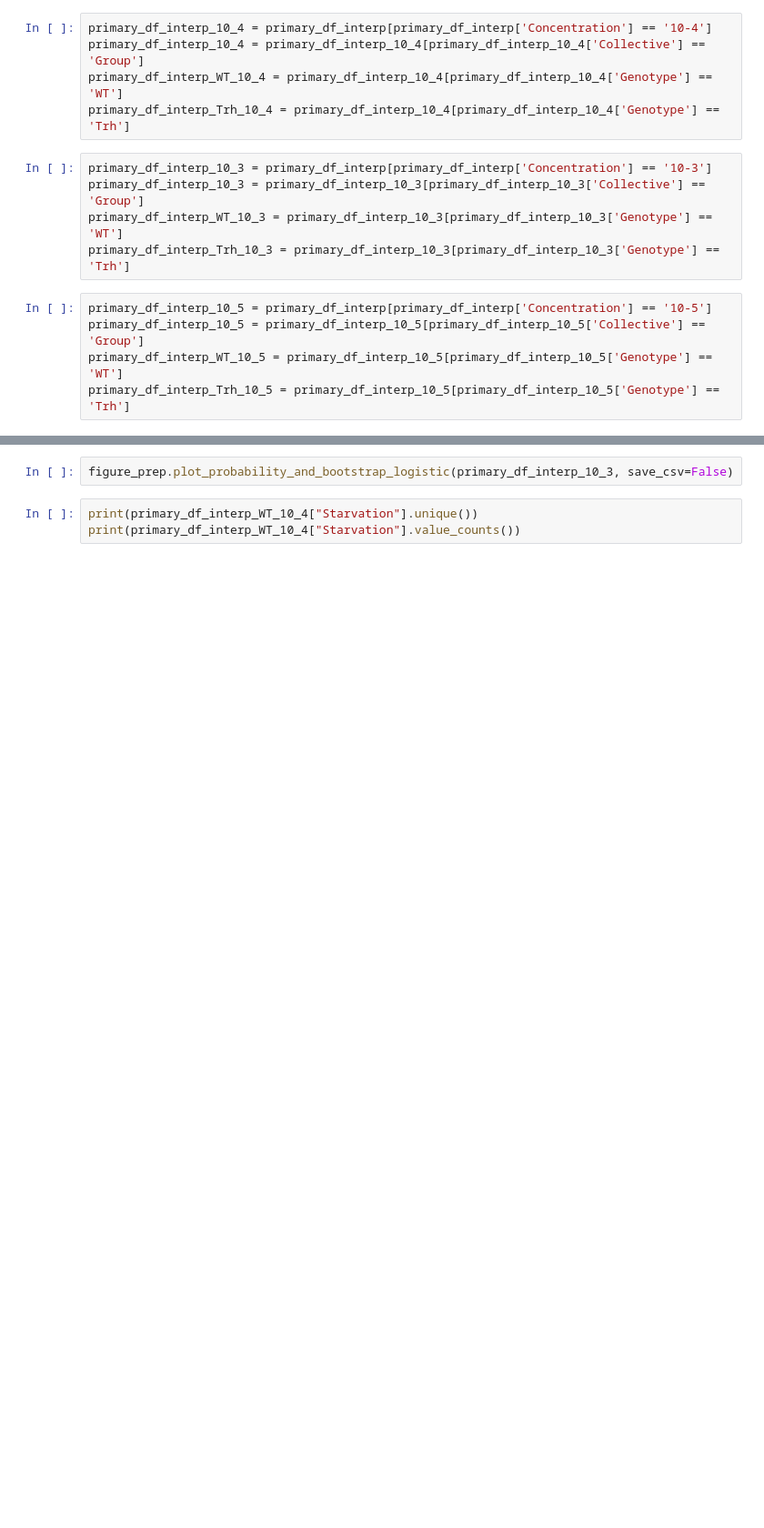
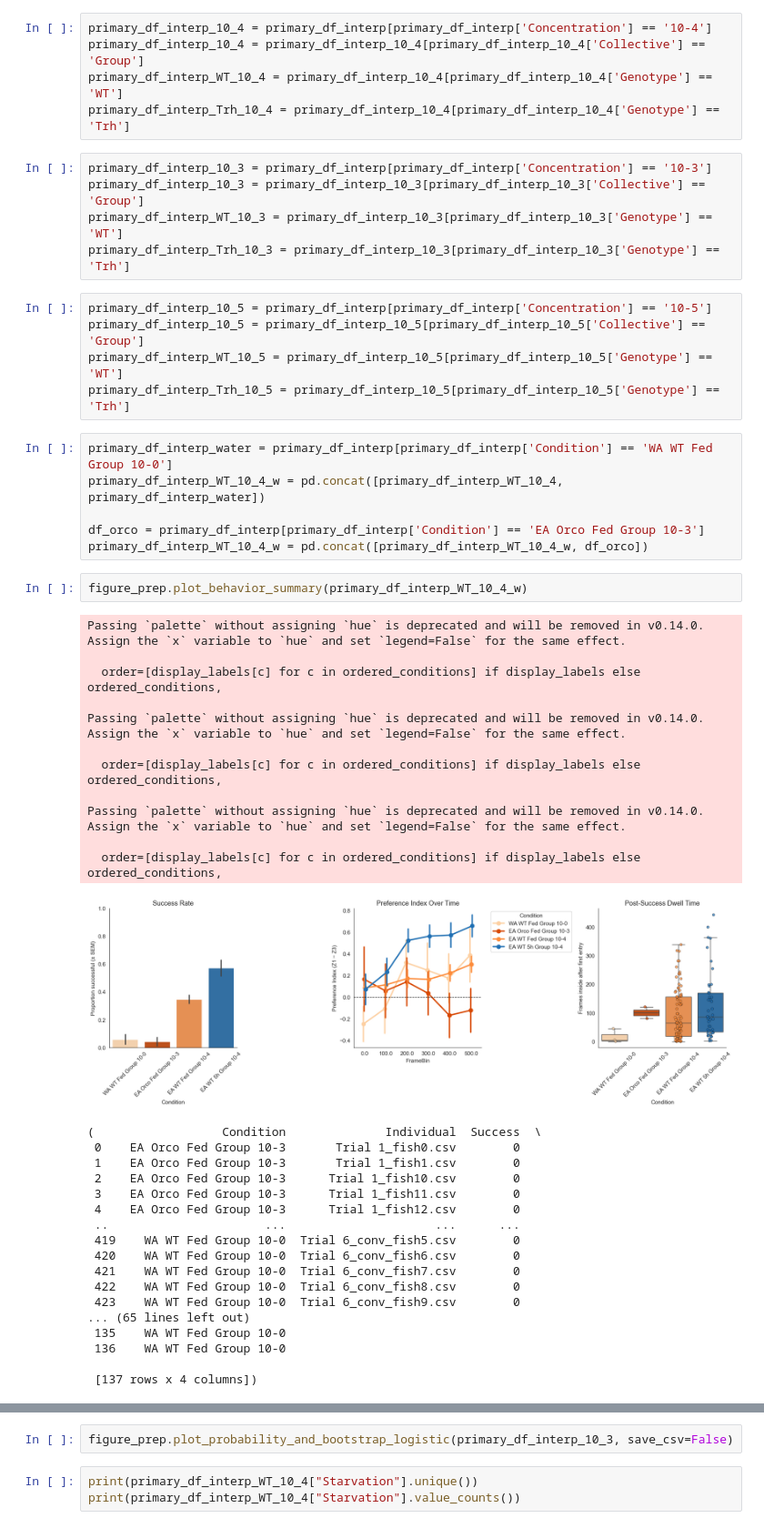
Before and after one commit to HariPNarayanan/larva-locater, a Jupyter notebook: Structured/analysis_bulk.ipynb, the cells around one changed output, grey strips where cells are left out. Shown at 91% size. Saved outputs shown, nothing was run; the diff lists cells and outputs as text; blank space fills up the shorter version.

```diff
--- a/Structured/analysis_bulk.ipynb
+++ b/Structured/analysis_bulk.ipynb
@@ -45,3 +102,41 @@ primary_df_interp_10_5 = primary_df_interp[primary_df_interp['Concentration'] ==
 primary_df_interp_10_5 = primary_df_interp_10_5[primary_df_interp_10_5['Collective'] == 'Group']
 primary_df_interp_WT_10_5 = primary_df_interp_10_5[primary_df_interp_10_5['Genotype'] == 'WT']
 primary_df_interp_Trh_10_5 = primary_df_interp_10_5[primary_df_interp_10_5['Genotype'] == 'Trh']
+# %%
+primary_df_interp_water = primary_df_interp[primary_df_interp['Condition'] == 'WA WT Fed Group 10-0']
+primary_df_interp_WT_10_4_w = pd.concat([primary_df_interp_WT_10_4, primary_df_interp_water])
+
+df_orco = primary_df_interp[primary_df_interp['Condition'] == 'EA Orco Fed Group 10-3']
+primary_df_interp_WT_10_4_w = pd.concat([primary_df_interp_WT_10_4_w, df_orco])
+# %%
+figure_prep.plot_behavior_summary(primary_df_interp_WT_10_4_w)
+# %% [output]
+Passing `palette` without assigning `hue` is deprecated and will be removed in v0.14.0. Assign the `x` variable to `hue` and set `legend=False` for the same effect.
+
+  order=[display_labels[c] for c in ordered_conditions] if display_labels else ordered_conditions,
+
+Passing `palette` without assigning `hue` is deprecated and will be removed in v0.14.0. Assign the `x` variable to `hue` and set `legend=False` for the same effect.
+
+  order=[display_labels[c] for c in ordered_conditions] if display_labels else ordered_conditions,
+
+Passing `palette` without assigning `hue` is deprecated and will be removed in v0.14.0. Assign the `x` variable to `hue` and set `legend=False` for the same effect.
+
+  order=[display_labels[c] for c in ordered_conditions] if display_labels else ordered_conditions,
+[figure, added]
+(                  Condition              Individual  Success  \
+ 0    EA Orco Fed Group 10-3       Trial 1_fish0.csv        0
+ 1    EA Orco Fed Group 10-3       Trial 1_fish1.csv        0
+ 2    EA Orco Fed Group 10-3      Trial 1_fish10.csv        0
+ 3    EA Orco Fed Group 10-3      Trial 1_fish11.csv        0
+ 4    EA Orco Fed Group 10-3      Trial 1_fish12.csv        0
+ ..                      ...                     ...      ...
+ 419    WA WT Fed Group 10-0  Trial 6_conv_fish5.csv        0
+ 420    WA WT Fed Group 10-0  Trial 6_conv_fish6.csv        0
+ 421    WA WT Fed Group 10-0  Trial 6_conv_fish7.csv        0
+ 422    WA WT Fed Group 10-0  Trial 6_conv_fish8.csv        0
+ 423    WA WT Fed Group 10-0  Trial 6_conv_fish9.csv        0
+... (65 lines left out)
+ 135    WA WT Fed Group 10-0
+ 136    WA WT Fed Group 10-0
+
+ [137 rows x 4 columns])
```
Also changed, not shown: parts of 13 cells of this notebook, 1 other file.
